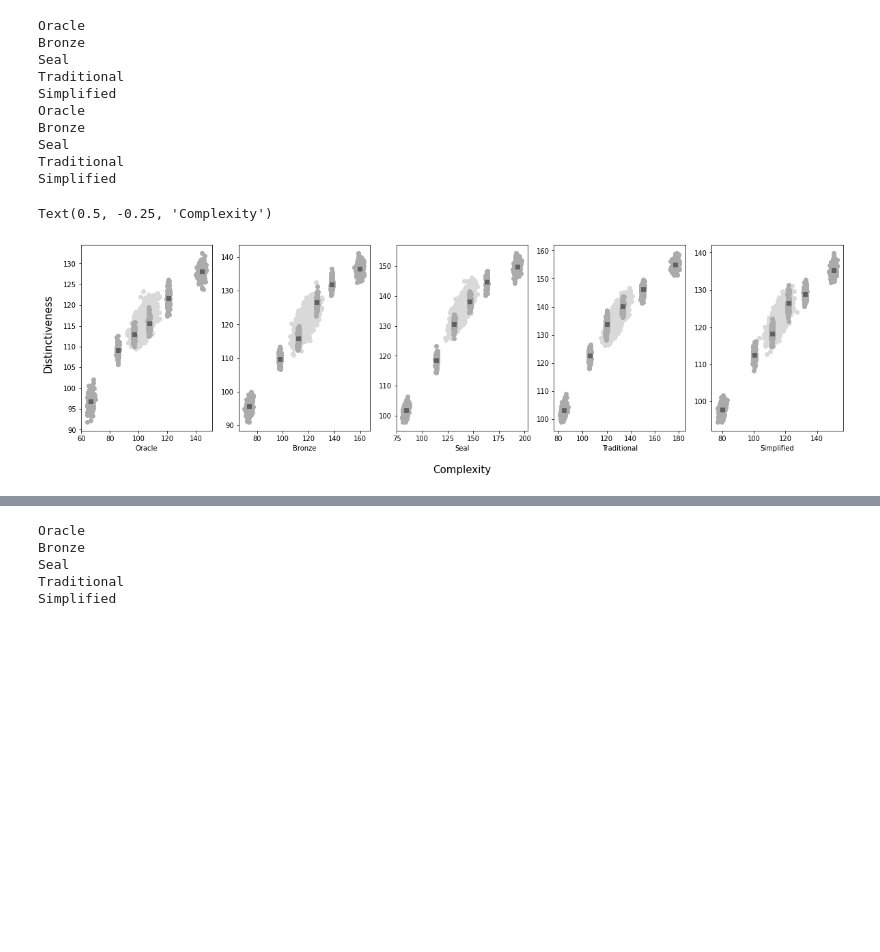
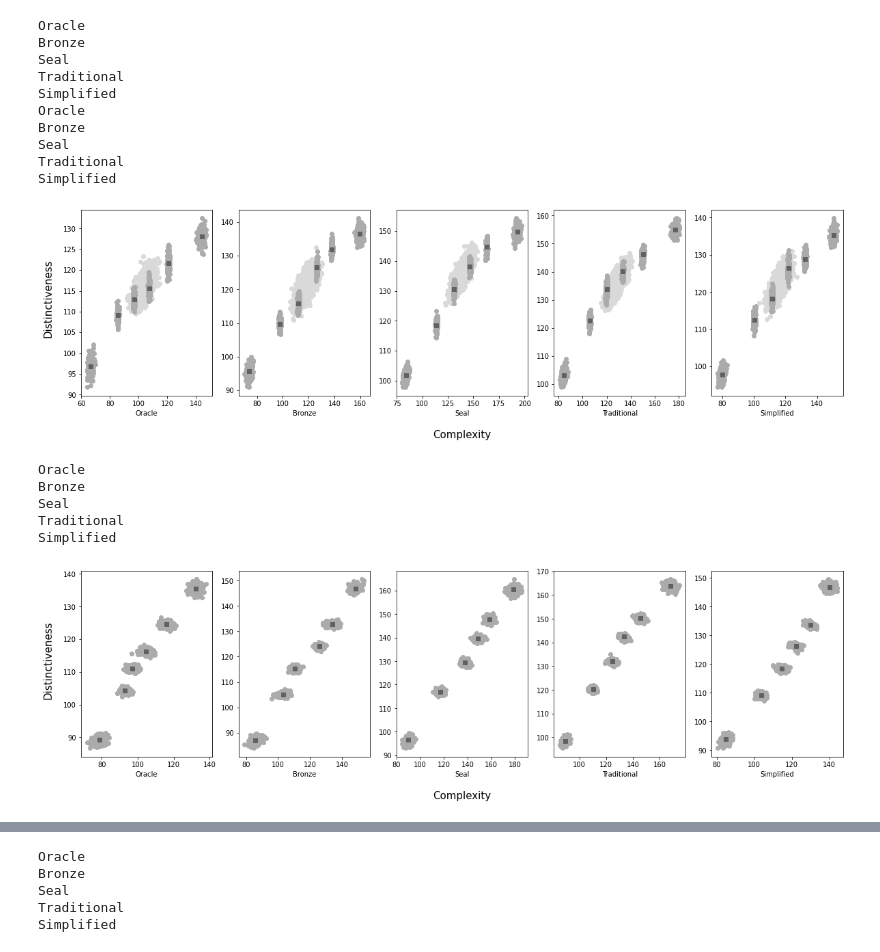
Before and after one commit to cskemp/chinesecharacters, a Jupyter notebook: analysis/Supplementary Analysis.ipynb, the cells around one changed output, grey strips where cells are left out. Cells and saved outputs as stored; diff of their text form; code cells hidden in the pictures; blank space fills up the shorter version.

Commit message:
update bin complexity data

```diff
--- a/analysis/Supplementary Analysis.ipynb
+++ b/analysis/Supplementary Analysis.ipynb
@@ -114,6 +114,9 @@ for i, period in enumerate(PERIODS):
 
 axes[0].set_title("Distinctiveness", fontsize=15, rotation="vertical", x=-0.25, y=0.3)
 axes[2].set_title("Complexity", fontsize=15, y=-0.25)
+
+bin_df.to_csv(f"{root}/distinctiveness/bin_complexity_samples.csv")
+full_df.to_csv(f"{root}/distinctiveness/full_complexity_samples.csv")
 # %% [output]
 Oracle
 Bronze
@@ -125,8 +128,73 @@ Bronze
 Seal
 Traditional
 Simplified
-Text(0.5, -0.25, 'Complexity')
 [figure]
+# %%
+# Bin sampling
+rows = []
+for period in PERIODS:
+
+    print(period)
+
+    # Filter by period
+    period_df = embeddings[embeddings["period"] == period].copy()
+    distances = euclidean_distances(period_df["fc1_embedding"].tolist())
+    distinctiveness_scores = []
+    for d in distances:
+        distinctiveness_scores.append(np.mean(sorted(d)[1:DISTINCTIVENESS_NEIGHBOURS+1]))
+    period_df["distinctiveness"] = distinctiveness_scores
+
+    # Sort by distinctiveness
+    period_df = period_df.sort_values(by="distinctiveness", ascending=True).reset_index(drop=True)
+
+    # Bin according to distinctiveness
+    bin_labels = list(range(NUM_COMPLEXITY_BINS))
+    bins = pd.qcut(period_df["distinctiveness"], q=NUM_COMPLEXITY_BINS, labels=bin_labels)
+    period_df["distinctiveness_bin"] = bins
+
+    for bin_label, bin_df in period_df.groupby("distinctiveness_bin"):
+        for i in range(NUM_BIN_SAMPLES):
+            bin_sample = bin_df.sample(n=SAMPLE_SIZE, random_state=i)
+            sample_avg_complexity = np.mean(bin_sample["perimetric_complexity"])
+
+            distances = euclidean_distances(bin_sample["fc1_embedding"].tolist())
+            distinctiveness_scores = []
+            for d in distances:
+                distinctiveness_scores.append(np.mean(sorted(d)[1:DISTINCTIVENESS_NEIGHBOURS+1]))
+            sample_avg_distinctiveness = np.mean(distinctiveness_scores)
+
+            rows.append((period, bin_label, i, sample_avg_complexity, sample_avg_distinctiveness))
+
+bin_df = pd.DataFrame(rows, columns=["period", "bin", "sample_num", "sample_average_complexity", "sample_average_distinctiveness"])
+
+# Plot figure
+fig, axes = plt.subplots(1,len(PERIODS),figsize=(20,5))
+
+for i, period in enumerate(PERIODS):
+    period_bin_df = bin_df[bin_df["period"] == period]
+
+    # Calculate median points for each bin
+    bin_complexity_medians = [np.median(bdf["sample_average_complexity"]) for _, bdf in period_bin_df.groupby("bin")]
+    bin_distinctiveness_medians = [np.median(bdf["sample_average_distinctiveness"]) for _, bdf in period_bin_df.groupby("bin")]
+
+    axes[i].scatter(x=period_bin_df["sample_average_complexity"], y=period_bin_df["sample_average_distinctiveness"], color="#ababab")
+
+    axes[i].set_xlabel(period)
+    axes[i].set_ylabel("")
+
+    axes[i].plot(bin_complexity_medians, bin_distinctiveness_medians, "s", color="#616161")
+
+axes[0].set_title("Distinctiveness", fontsize=15, rotation="vertical", x=-0.25, y=0.3)
+axes[2].set_title("Complexity", fontsize=15, y=-0.25)
+
+bin_df.to_csv(f"{root}/distinctiveness/bin_distinctiveness_samples.csv")
+# %% [output]
+Oracle
+Bronze
+Seal
+Traditional
+Simplified
+[figure, added]
 # %%
 rows = []
 SAMPLE_SIZES = [50,100,200,350,500]
```
Also changed, not shown: parts of 6 cells of this notebook, 3 other files.
